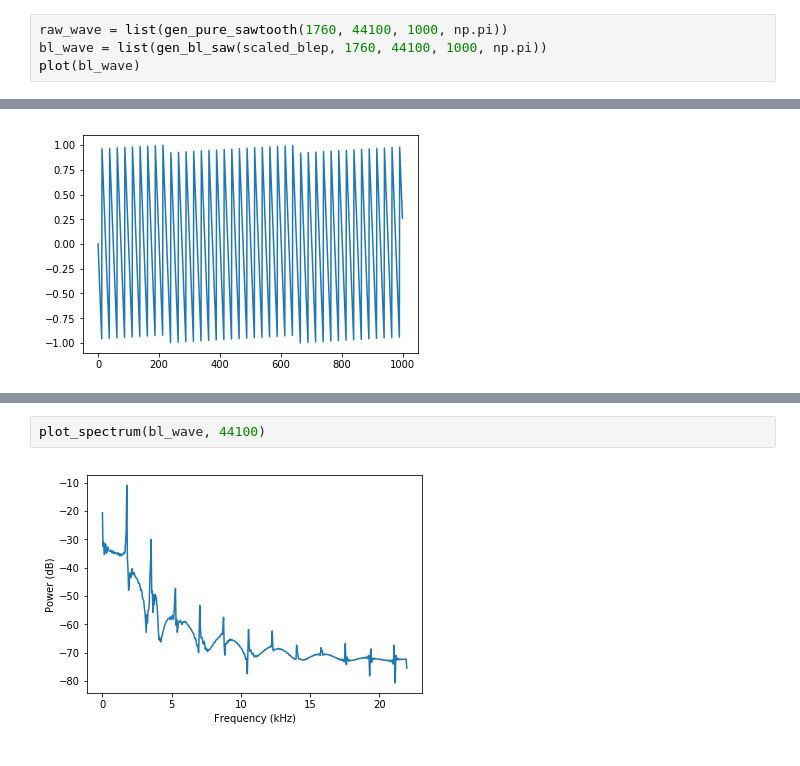
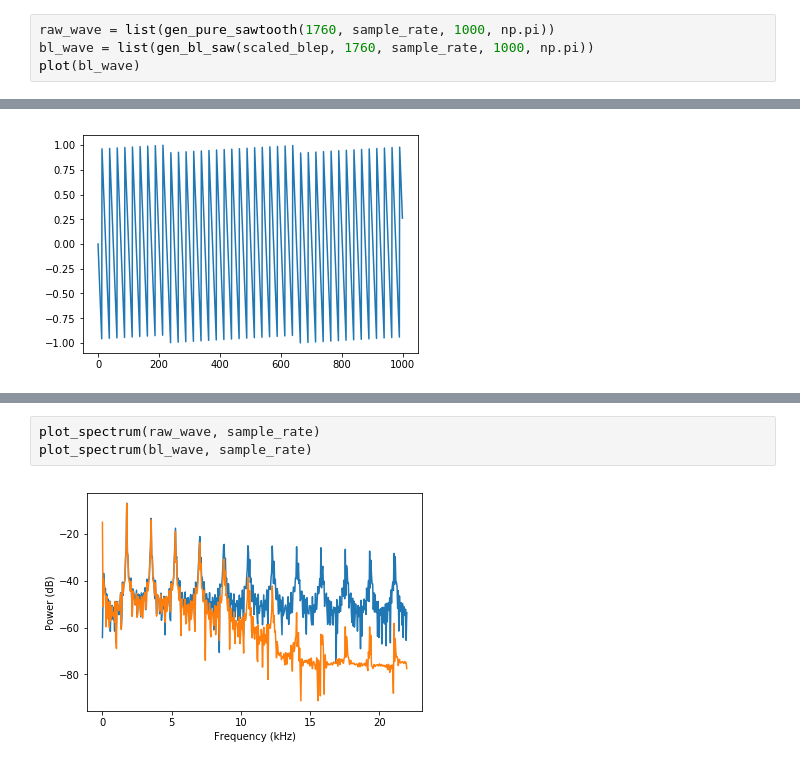
Before and after one commit to rknLA/pd-blosc, a Jupyter notebook: notebook/BlepSawtooth.ipynb, the cells around one changed output, grey strips where cells are left out. Drawn from its saved outputs; the diff is of its cells as text.

```diff
--- a/notebook/BlepSawtooth.ipynb
+++ b/notebook/BlepSawtooth.ipynb
@@ -109,6 +111,6 @@ plot_spectrum(list(raw_wave), 44100)
 # %%
-raw_wave = list(gen_pure_sawtooth(1760, 44100, 1000, np.pi))
-bl_wave = list(gen_bl_saw(scaled_blep, 1760, 44100, 1000, np.pi))
+raw_wave = list(gen_pure_sawtooth(1760, sample_rate, 1000, np.pi))
+bl_wave = list(gen_bl_saw(scaled_blep, 1760, sample_rate, 1000, np.pi))
 plot(bl_wave)
 # %% [output]
 [<matplotlib.lines.Line2D at 0x...>]
@@ -125,5 +123,6 @@ plot_spectrum(raw_wave, 44100)
-# %%
-plot_spectrum(bl_wave, 44100)
-# %% [output]
-[figure, removed]
+# %%
+plot_spectrum(raw_wave, sample_rate)
+plot_spectrum(bl_wave, sample_rate)
+# %% [output]
+[figure, added]
 # %%
```
Also changed, not shown: parts of 12 cells of this notebook.
